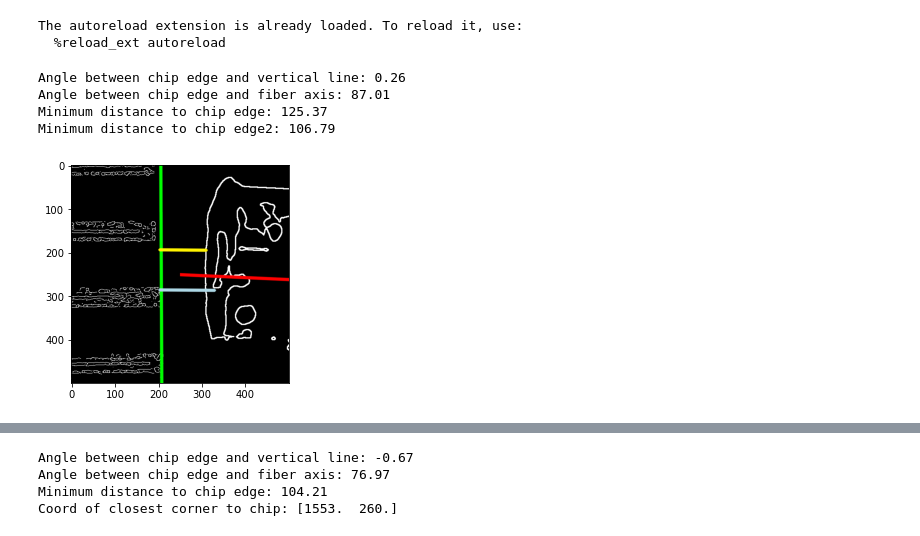
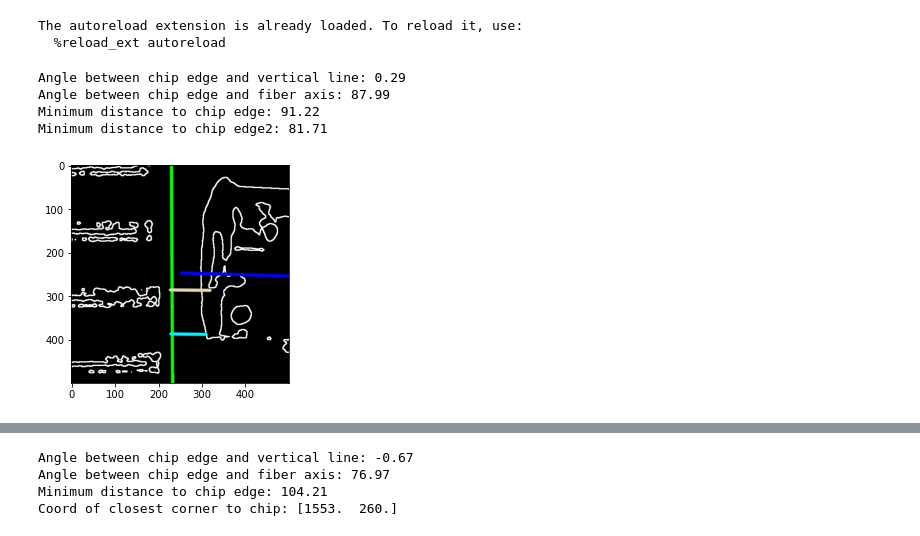
Before and after one commit to XanderPeetroons/visionautomation, a Jupyter notebook: fiber_img_notebook.ipynb, the cells around one changed output, grey strips where cells are left out. Saved outputs shown, nothing was run; the diff lists cells and outputs as text; code cells hidden in the pictures.

```diff
--- a/fiber_img_notebook.ipynb
+++ b/fiber_img_notebook.ipynb
@@ -577,17 +577,18 @@ from img_processing import *
 The autoreload extension is already loaded. To reload it, use:
   %reload_ext autoreload
 # %%
-processed, alpha1, alpha2, distance, corners, distance2, corner2 = get_processed_array(img10, vline=750, upper_hline=800,
-                                      lower_hline=1300, cluster_n_components = [4,6], binary = [False, False],
-                                      threshold = [63, 135])
-plt.imshow(processed, cmap='gray')
+cropped, alpha1, alpha2, distancecorner, corners, distanceline, coord, otsuchip, otsufiber, contour_chip, contour_fiber = get_processed_array(img10,
+                                      vline=760, upper_hline=800,
+                                      lower_hline=1300, cluster_n_components = [4,6], binary = [True, False],
+                                      threshold = [80, 135])
+plt.imshow(cropped, cmap='gray')
 print("Angle between chip edge and vertical line: " + alpha1)
 print("Angle between chip edge and fiber axis: " + alpha2)
-print("Minimum distance to chip edge: " + distance)
-print("Minimum distance to chip edge2: " + distance2)
+print("Minimum distance to chip edge: " + distancecorner)
+print("Minimum distance to chip edge2: " + distanceline)
 # %% [output]
-Angle between chip edge and vertical line: 0.26
-Angle between chip edge and fiber axis: 87.01
-Minimum distance to chip edge: 125.37
-Minimum distance to chip edge2: 106.79
+Angle between chip edge and vertical line: 0.29
+Angle between chip edge and fiber axis: 87.99
+Minimum distance to chip edge: 91.22
+Minimum distance to chip edge2: 81.71
-[figure, old version]
+[figure, new version]
```
Also changed, not shown: parts of 3 cells of this notebook, 4 other files.
